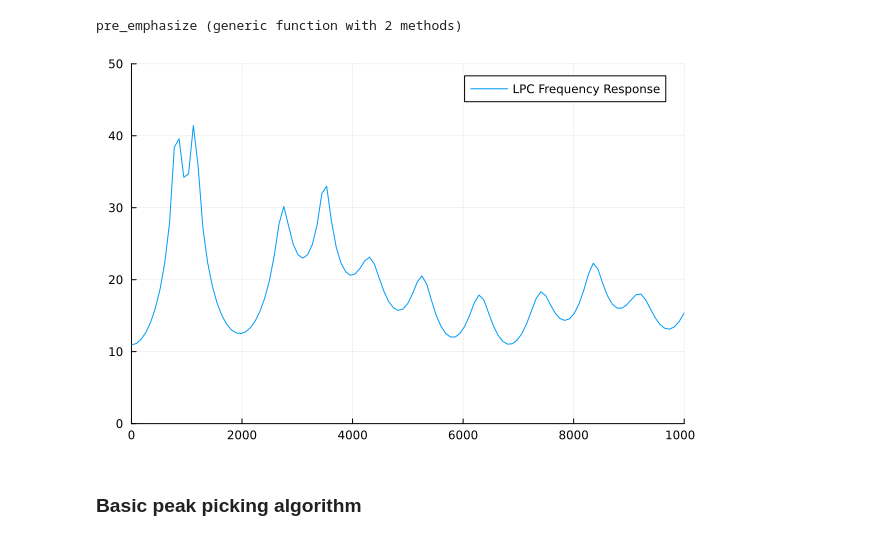
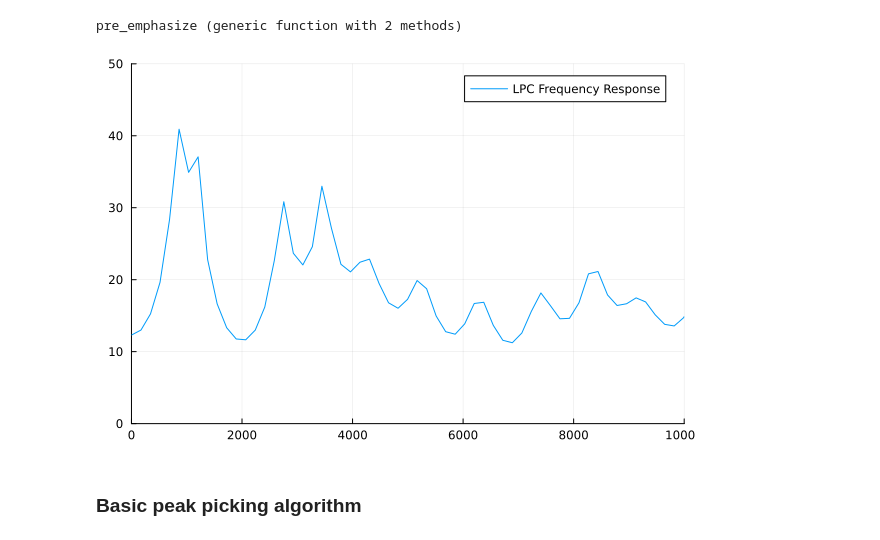
Before and after one commit to tschnoor/demonstration-notebooks, a Jupyter notebook: formant_tracker_demo.ipynb, the cells around one changed output. Cells and saved outputs as stored; diff of their text form; code cells hidden in the pictures.

```diff
--- a/formant_tracker_demo.ipynb
+++ b/formant_tracker_demo.ipynb
@@ -17,20 +17,20 @@ pre_emphasize (generic function with 2 methods)
 # %%
 signal, fs, b, opt = wavread("demo_data/aa_audio/audio_lpc_aa_fo160.wav")
 signal = signal[1:end]
 signal1 = pre_emphasize(signal)
 signal2 = pre_emphasize(signal1)
 # signal3 = pre_emphasize(signal2)
-order = 50
-n = 256
+order = 46
+n = 128
 a, e = lpc(signal2, order)
 a = vcat(1.0, a)
 filt_func = PolynomialRatio([1.0], a)
 f = [0:(fs/2)/n:fs/2;]
 resp = freqz(filt_func, f, fs)
 resp = 20*log10.(abs.(resp))
 plot(f, resp, xlim=(0,10000), ylim=(0,50), label="LPC Frequency Response")
 # %% [output]
-[figure, old version]
+[figure, new version]
 # %% [markdown]
 ### Basic peak picking algorithm
 # %%
```
Also changed, not shown: parts of 5 cells of this notebook, 1 other file.
